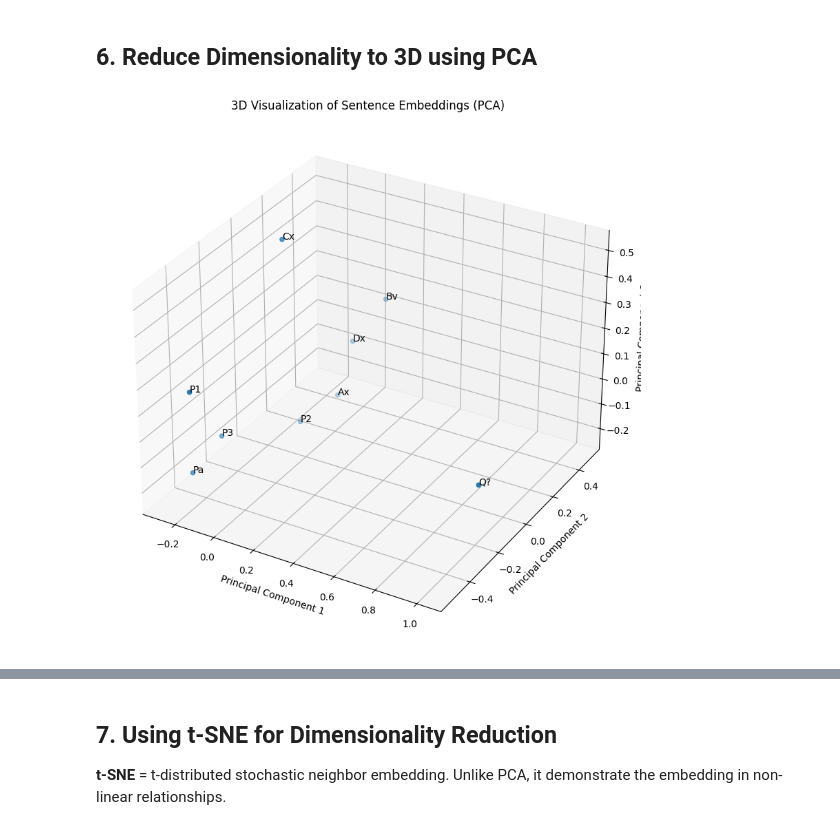
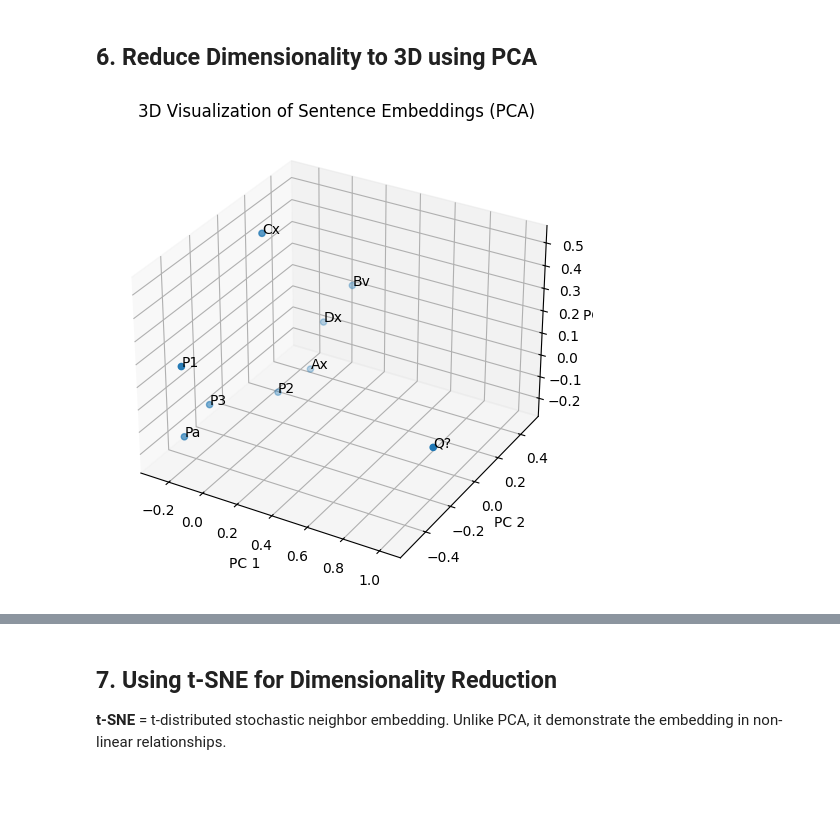
Before and after one commit to fengfrankgthb/Demonstrations, a Jupyter notebook: LIT_CeO2_embeddings.ipynb, the cells around one changed output, grey strips where cells are left out. Saved outputs shown, nothing was run; the diff lists cells and outputs as text; code cells hidden in the pictures; blank space fills up the shorter version.

```diff
--- a/LIT_CeO2_embeddings.ipynb
+++ b/LIT_CeO2_embeddings.ipynb
@@ -56,7 +56,7 @@ Used *118HHH Q1 on CeO2-NPs* for illustration, breaking into 9 components:
 * Dx = wrong choice D
 # %%
 sentences = [
-    "Pa:  Some fuel additives contain cerium oxide nanoparticles (CeO2-NPs), which can leach into waterways and soils via waste water. In a 2015 study Mael Garaud and colleagues found that CeO2-NPs can accumulate in the bodies of zebra mussels (Dreissena polymorpha). While bioaccumulation of manufactured nanoparticles may be inherently worrisome, it has been hypothesized that CeO2-NPs bioaccumulation in invertebrate like D. polymorpha could serve a valuable proxy role, observing the need for manufacturers to conduct costly and intrusive sampling of vertebrate species--such as rainbow trout (Oncorhynchus mykiss), commonly used in regulatory compliance testing--for manipulative bioaccumulation, as environmental protection laws currently require.",
+    "Pa: Some fuel additives contain cerium oxide nanoparticles (CeO2-NPs), which can leach into waterways and soils via waste water. In a 2015 study Mael Garaud and colleagues found that CeO2-NPs can accumulate in the bodies of zebra mussels (Dreissena polymorpha). While bioaccumulation of manufactured nanoparticles may be inherently worrisome, it has been hypothesized that CeO2-NPs bioaccumulation in invertebrate like D. polymorpha could serve a valuable proxy role, observing the need for manufacturers to conduct costly and intrusive sampling of vertebrate species--such as rainbow trout (Oncorhynchus mykiss), commonly used in regulatory compliance testing--for manipulative bioaccumulation, as environmental protection laws currently require.",
     "P1: Some fuel additives contain cerium oxide nanoparticles (CeO2-NPs), which can leach into waterways and soils via waste water.",
     "P2: In a 2015 study Mael Garaud and colleagues found that CeO2-NPs can accumulate in the bodies of zebra mussels (Dreissena polymorpha).",
     "P3: While bioaccumulation of manufactured nanoparticles may be inherently worrisome, it has been hypothesized that CeO2-NPs bioaccumulation in invertebrate like D. polymorpha could serve a valuable proxy role, observing the need for manufacturers to conduct costly and intrusive sampling of vertebrate species--such as rainbow trout (Oncorhynchus mykiss), commonly used in regulatory compliance testing--for manipulative bioaccumulation, as environmental protection laws currently require.",
@@ -122,21 +122,21 @@ plt.show()
 # %%
 # Reduce to 3 dimensions using PCA
 pca_3d = PCA(n_components=3)
 reduced_embeddings_3d = pca_3d.fit_transform(embeddings)
 
 # Visualize the 3D embeddings
-fig_3d = plt.figure(figsize=(12, 10))
+fig_3d = plt.figure(figsize=(8, 6))
 ax_3d = fig_3d.add_subplot(111, projection='3d')
 scatter_3d = ax_3d.scatter(reduced_embeddings_3d[:, 0], reduced_embeddings_3d[:, 1], reduced_embeddings_3d[:, 2])
 
 # Annotate each point with the corresponding sentence
 for i, txt in enumerate(sentences):
     ax_3d.text(reduced_embeddings_3d[i, 0], reduced_embeddings_3d[i, 1], reduced_embeddings_3d[i, 2], txt[:2])
 
-ax_3d.set_xlabel("Principal Component 1")
-ax_3d.set_ylabel("Principal Component 2")
-ax_3d.set_zlabel("Principal Component 3")
+ax_3d.set_xlabel("PC 1")
+ax_3d.set_ylabel("PC 2")
+ax_3d.set_zlabel("PC 3")
 ax_3d.set_title("3D Visualization of Sentence Embeddings (PCA)")
 plt.show()
 # %% [output]
-[figure, old version]
+[figure, new version]
```
Also changed, not shown: parts of 9 cells of this notebook.
